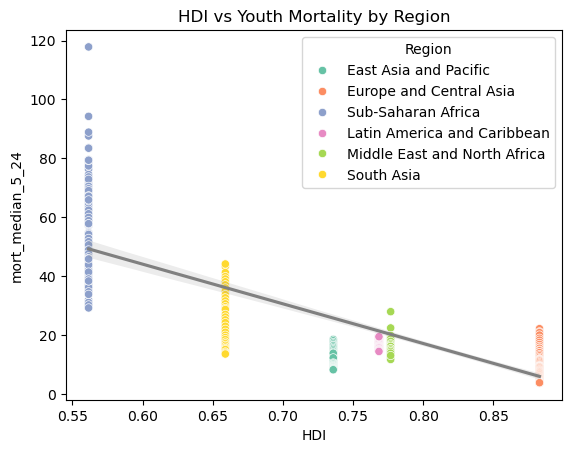
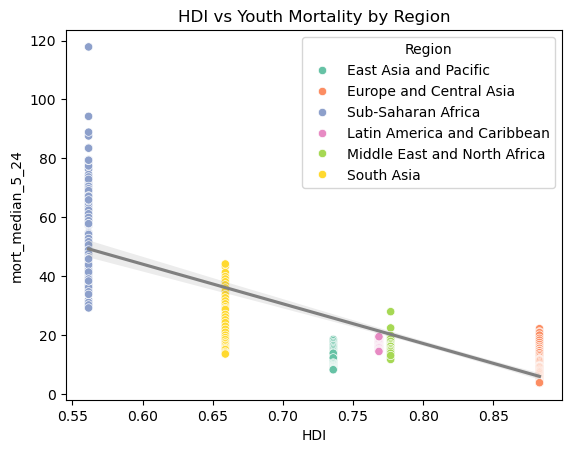
Code edit (unified diff) that turned the first committed figure into the second:
--- before
+++ after
@@ -19,3 +19,5 @@
 
 plt.title("HDI vs Youth Mortality by Region")
+plt.savefig("hdi_vs_mortality.png", dpi=300, bbox_inches="tight")
 plt.show()
+

Commit: Resize website plots